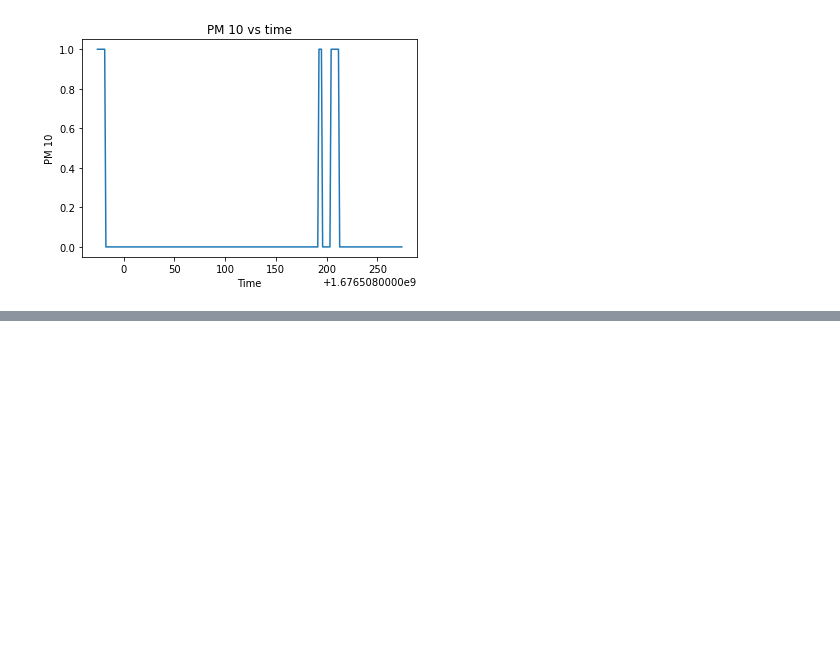
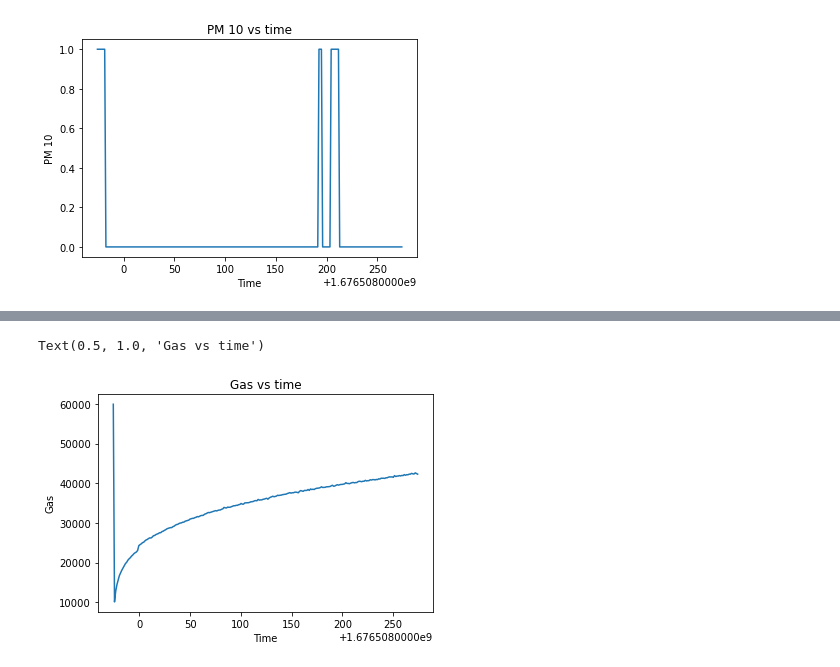
Before and after one commit to guchar/E11-ZhongGuo, a Jupyter notebook: Matplotlib Visualizations of Sensor Readings.ipynb, the cells around one changed output, grey strips where cells are left out. Saved outputs shown, nothing was run; the diff lists cells and outputs as text; code cells hidden in the pictures; blank space fills up the shorter version.

```diff
--- a/Matplotlib Visualizations of Sensor Readings.ipynb
+++ b/Matplotlib Visualizations of Sensor Readings.ipynb
@@ -37,0 +46,8 @@ Text(0.5, 1.0, 'PM 10 vs time')
+# %%
+plt.plot(df['Timestamp'], df['Gas'])
+plt.ylabel('Gas')
+plt.xlabel('Time')
+plt.title("Gas vs time")
+# %% [output]
+Text(0.5, 1.0, 'Gas vs time')
+[figure, added]
```
Also changed, not shown: parts of 4 cells of this notebook.
